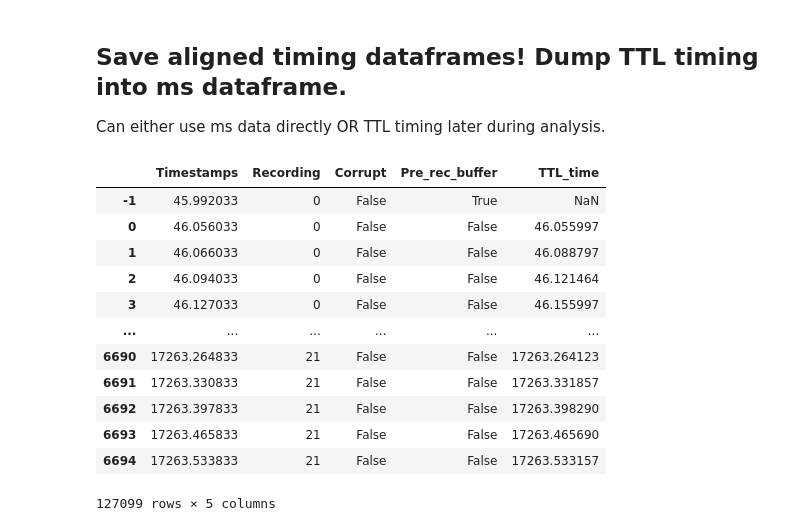
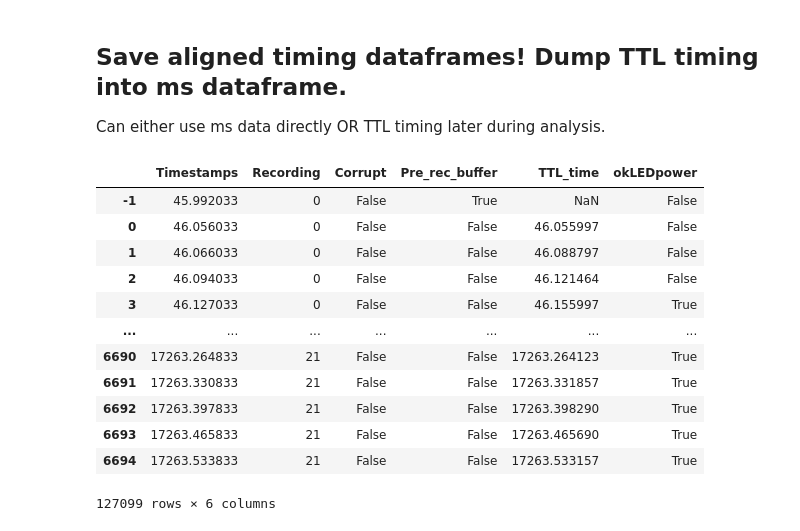
Before and after one commit to nkinsky/NeuroPy, a Jupyter notebook: notebooks/Data_align_Miniscope_to_OpenEphys.ipynb, the cells around one changed output. Drawn from its saved outputs; the diff is of its cells as text; code cells hidden in the pictures.

```diff
--- a/notebooks/Data_align_Miniscope_to_OpenEphys.ipynb
+++ b/notebooks/Data_align_Miniscope_to_OpenEphys.ipynb
@@ -300,4 +320,6 @@ np.load(dir_use / "Miniscope_combined/minian/C.npy").shape
 # %%
-# total number frames including corrupt frames
-np.load(dir_use / "Miniscope_combined/minian/good_frames_bool.npy").shape
+# total number frames including corrupt frames - good frames will be saved in final aligned timestamp file.
+good_frames_bool = np.load(dir_use / "Miniscope_combined/minian/good_frames_bool.npy")
+nnoncorrupt = good_frames_bool.shape[0]
+print(f"{nnoncorrupt} non-corrupt frames")
 # %% [output]
@@ -419,22 +447,25 @@ Can either use ms data directly OR TTL timing later during analysis.
 # %%
 # Insert TTL times into aligned miniscope timestamp dataframe
 ms_ts_align_df.loc[~ms_ts_align_df.Pre_rec_buffer, "TTL_time"] = rec_ttl_align_df[~rec_ttl_align_df.Dropped_by_ms]["ttl_sec_from_eeg_start"].values
+
+# Flag all frames with sufficient LED power (only those are including in final C.npy Minian output)
+ms_ts_align_df.loc[~ms_ts_align_df.Corrupt, "okLEDpower"] = good_frames_bool
 
 # Save to .npy file and/or csv file
 np.save(sess.filePrefix.with_suffix(".ms_times_aligned.npy"), ms_ts_align_df, allow_pickle=True)
 ms_ts_align_df.to_csv(sess.filePrefix.with_suffix(".ms_times_aligned.csv"))
 ms_ts_align_df
 # %% [output]
-|  | Timestamps | Recording | Corrupt | Pre_rec_buffer | TTL_time |
-| -1 | 45.992033 | 0 | False | True | NaN |
-| 0 | 46.056033 | 0 | False | False | 46.055997 |
-| 1 | 46.066033 | 0 | False | False | 46.088797 |
-| 2 | 46.094033 | 0 | False | False | 46.121464 |
-| 3 | 46.127033 | 0 | False | False | 46.155997 |
-| ... | ... | ... | ... | ... | ... |
-| 6690 | 17263.264833 | 21 | False | False | 17263.264123 |
-| 6691 | 17263.330833 | 21 | False | False | 17263.331857 |
-| 6692 | 17263.397833 | 21 | False | False | 17263.398290 |
-| 6693 | 17263.465833 | 21 | False | False | 17263.465690 |
-| 6694 | 17263.533833 | 21 | False | False | 17263.533157 |
+|  | Timestamps | Recording | Corrupt | Pre_rec_buffer | TTL_time | okLEDpower |
+| -1 | 45.992033 | 0 | False | True | NaN | False |
+| 0 | 46.056033 | 0 | False | False | 46.055997 | False |
+| 1 | 46.066033 | 0 | False | False | 46.088797 | False |
+| 2 | 46.094033 | 0 | False | False | 46.121464 | False |
+| 3 | 46.127033 | 0 | False | False | 46.155997 | True |
+| ... | ... | ... | ... | ... | ... | ... |
+| 6690 | 17263.264833 | 21 | False | False | 17263.264123 | True |
+| 6691 | 17263.330833 | 21 | False | False | 17263.331857 | True |
+| 6692 | 17263.397833 | 21 | False | False | 17263.398290 | True |
+| 6693 | 17263.465833 | 21 | False | False | 17263.465690 | True |
+| 6694 | 17263.533833 | 21 | False | False | 17263.533157 | True |
-127099 rows × 5 columns
+127099 rows × 6 columns
```
Also changed, not shown: parts of 11 cells of this notebook.
